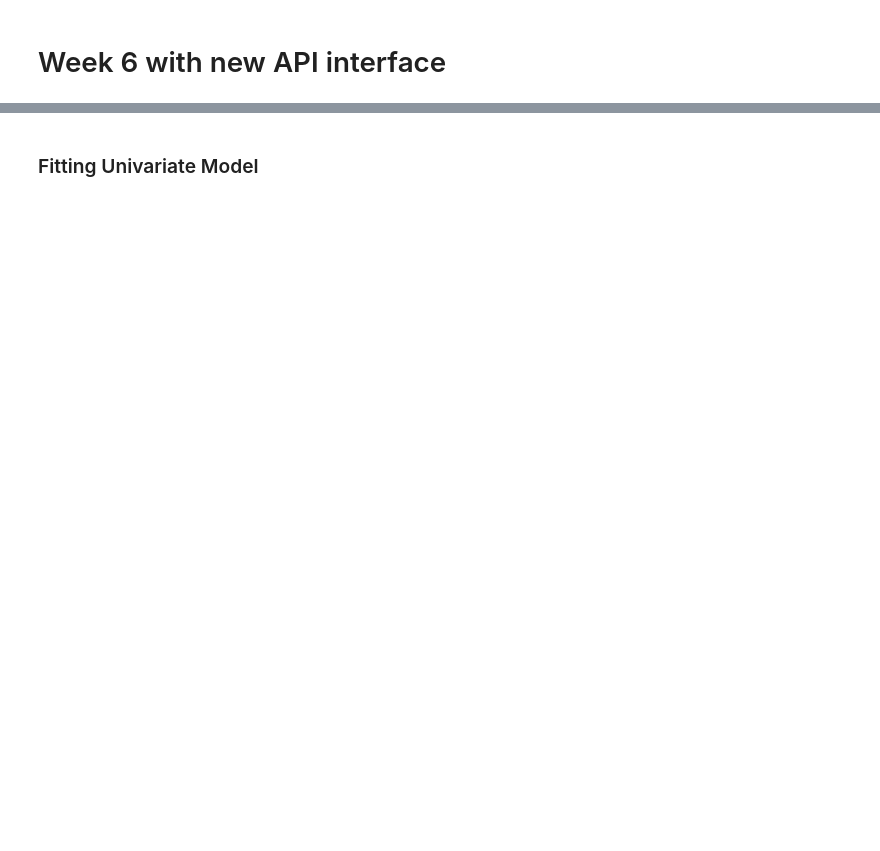
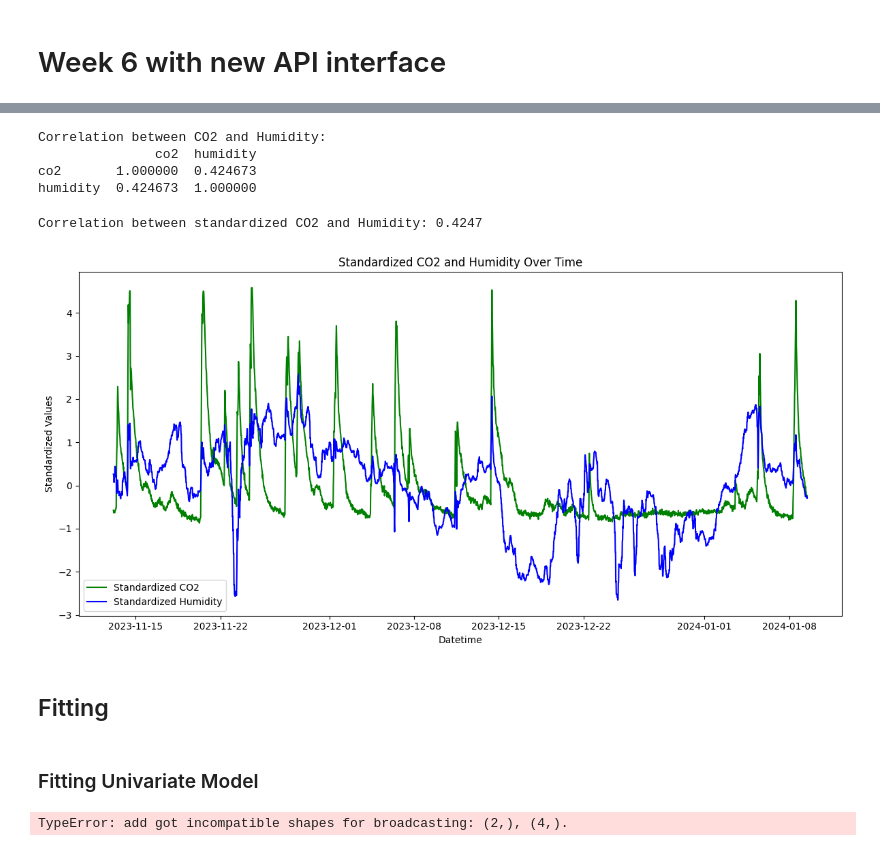
Before and after one commit to Maccen26/hmm-modelling, a Jupyter notebook: week_6_part_2.ipynb, the cells around one changed output, grey strips where cells are left out. Drawn from its saved outputs; the diff is of its cells as text; code cells hidden in the pictures; blank space fills up the shorter version.

```diff
--- a/week_6_part_2.ipynb
+++ b/week_6_part_2.ipynb
@@ -44,2 +67,42 @@ traindata = Data(
+# %%
+correl = ys_train_df.corr()
+
+print(f"Correlation between CO2 and Humidity:\n{correl}")
+# %% [output]
+Correlation between CO2 and Humidity:
+               co2  humidity
+co2       1.000000  0.424673
+humidity  0.424673  1.000000
+# %%
+def standardise(x: jnp.ndarray) -> tuple:
+    """Standardise a 1D array to have mean 0 and std 1."""
+    mean = jnp.mean(x)
+    std = jnp.std(x)
+    z = (x - mean) / std
+    return z, mean, std
+
+
+stand_co2, mean_co2, std_co2 = standardise(traindata.ys_co2)
+stand_humidity, mean_hum, std_hum = standardise(traindata.ys_humidity)
+
+correl_stand = jnp.corrcoef(stand_co2, stand_humidity)[0, 1]
+
+
+#Plot standardized CO2 and Humidity together
+plt.figure(figsize=(12, 6))
+plt.plot(traindata.datetime, stand_co2, label="Standardized CO2", color="green")
+plt.plot(traindata.datetime, stand_humidity, label="Standardized Humidity", color="blue")
+plt.ylabel("Standardized Values")
+plt.xlabel("Datetime")
+plt.title("Standardized CO2 and Humidity Over Time")
+plt.legend()
+plt.tight_layout()
+
+
+
+print(f"Correlation between standardized CO2 and Humidity: {correl_stand:.4f}")
+# %% [output]
+Correlation between standardized CO2 and Humidity: 0.4247
+[figure, added]
 # %% [markdown]
-### Fitting Univariate Model
+## Fitting
@@ -45,0 +145,14 @@ traindata = Data(
+# %% [markdown]
+### Fitting Univariate Model
+# %%
+emission = GaussEmission.from_params(mu=mu_seed, sigma=std_seed)  # emission distribution
+transition = StaticTransition.from_params(transition_matrix=transition_matrix)  # transition distribution
+gauss_params = Params(emission=emission, transition=transition)  # combine into Params object
+
+
+
+solver = LBFGSSolver(n_iter=500)
+
+results = solver.fit(params=gauss_params, loss_fn=negative_likelihood, data=data)  # solve for parameters
+# %% [output]
+TypeError: add got incompatible shapes for broadcasting: (2,), (4,).
```
Also changed, not shown: parts of 7 cells of this notebook, 7 other files.
